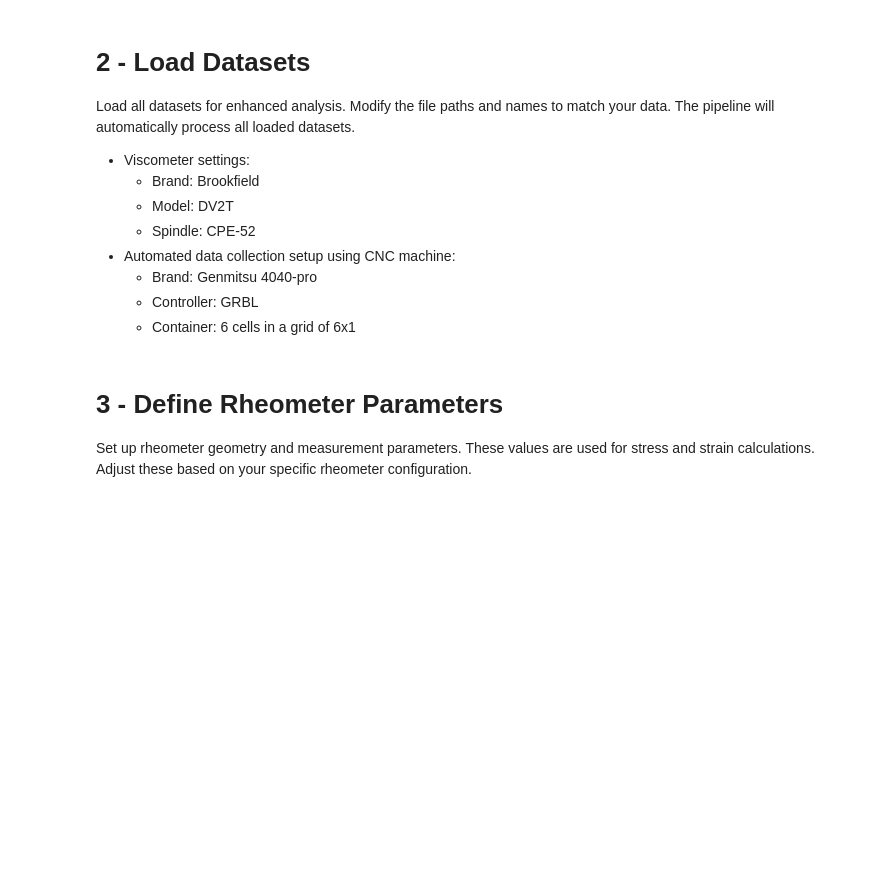
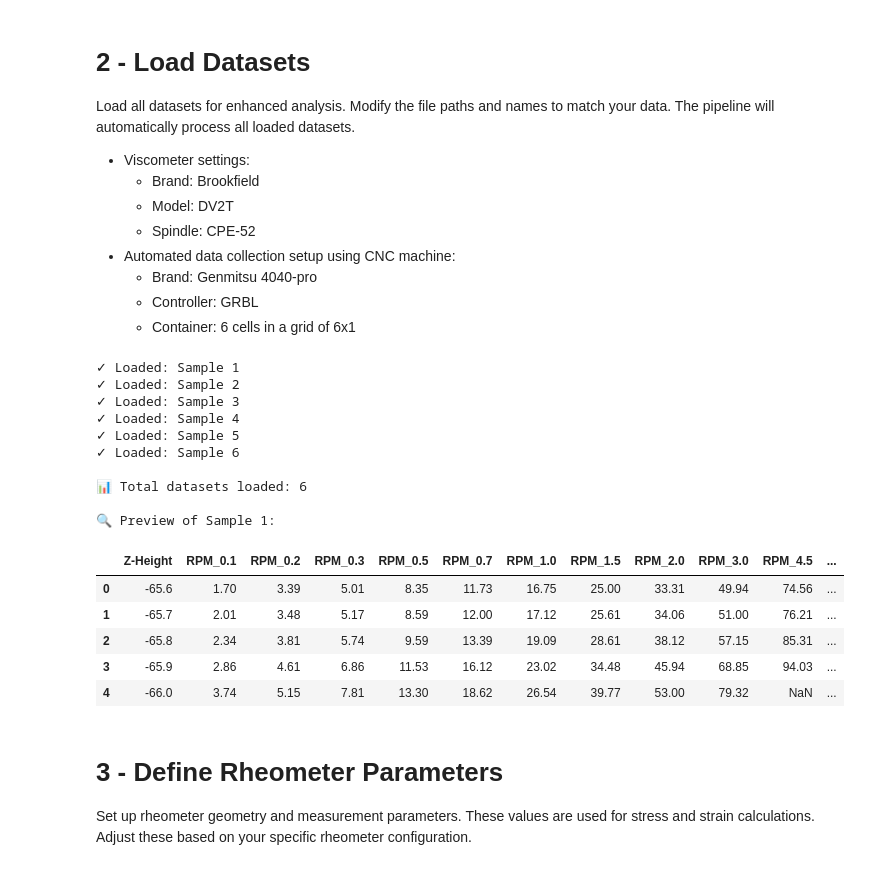
Before and after one commit to mahdi-rstgr/Rheology_study, a Jupyter notebook: enhanced_rheology_analysis.ipynb, the cells around one changed output. Saved outputs shown, nothing was run; the diff lists cells and outputs as text; code cells hidden in the pictures; blank space fills up the shorter version.

```diff
--- a/enhanced_rheology_analysis.ipynb
+++ b/enhanced_rheology_analysis.ipynb
@@ -50,58 +53,74 @@ The pipeline will automatically process all loaded datasets.
 # %%
 # Define file paths for your datasets
 
-# Si_60K datasets
-file_paths = [
-    'Data/Si_60K/dynamic_analysis_cell_1_20251112_104600.csv',
-    'Data/Si_60K/dynamic_analysis_cell_2_20251112_104600.csv',
-    'Data/Si_60K/dynamic_analysis_cell_3_20251112_104600.csv',
-    'Data/Si_60K/dynamic_analysis_cell_4_20251112_104600.csv',
-    'Data/Si_60K/dynamic_analysis_cell_5_20251112_104600.csv',
-    'Data/Si_60K/dynamic_analysis_cell_6_20251112_104600.csv',
-]
-
-# Alternative datasets - uncomment to switch
-# DOWSIL-TC-5888 datasets
+# # Si_60K datasets
 # file_paths = [
-#     'Data/DOWSIL_TC_5888/dynamic_analysis_cell_1_20251113_091536.csv',
-#     'Data/DOWSIL_TC_5888/dynamic_analysis_cell_2_20251113_091536.csv',
-#     'Data/DOWSIL_TC_5888/dynamic_analysis_cell_3_20251113_091536.csv',
-#     'Data/DOWSIL_TC_5888/dynamic_analysis_cell_4_20251113_091536.csv',
-#     'Data/DOWSIL_TC_5888/dynamic_analysis_cell_5_20251113_091536.csv',
-#     'Data/DOWSIL_TC_5888/dynamic_analysis_cell_6_20251113_091536.csv',
+#     'Data/Si_60K/dynamic_analysis_cell_1_20251112_104600.csv',
+#     'Data/Si_60K/dynamic_analysis_cell_2_20251112_104600.csv',
+#     'Data/Si_60K/dynamic_analysis_cell_3_20251112_104600.csv',
+#     'Data/Si_60K/dynamic_analysis_cell_4_20251112_104600.csv',
+#     'Data/Si_60K/dynamic_analysis_cell_5_20251112_104600.csv',
+#     'Data/Si_60K/dynamic_analysis_cell_6_20251112_104600.csv',
 # ]
 
-# HY500 datasets
+# # Si_100K_45s datasets
 # file_paths = [
-#     'Data/HY500/dynamic_analysis_cell_1_20251120_090205.csv',
-#     'Data/HY500/dynamic_analysis_cell_2_20251120_090205.csv',
-#     'Data/HY500/dynamic_analysis_cell_3_20251120_090205.csv',
-#     'Data/HY500/dynamic_analysis_cell_4_20251120_090205.csv',
-#     'Data/HY500/dynamic_analysis_cell_5_20251120_090205.csv',
-#     'Data/HY500/dynamic_analysis_cell_6_20251120_090205.csv',
+#     'Data/Si_100K_duration45s/dynamic_analysis_cell_1_20251117_141310.csv',
+#     'Data/Si_100K_duration45s/dynamic_analysis_cell_2_20251117_141310.csv',
+#     'Data/Si_100K_duration45s/dynamic_analysis_cell_3_20251117_141310.csv',
+#     'Data/Si_100K_duration45s/dynamic_analysis_cell_4_20251117_141310.csv',
+#     'Data/Si_100K_duration45s/dynamic_analysis_cell_5_20251117_141310.csv',
+#     'Data/Si_100K_duration45s/dynamic_analysis_cell_6_20251117_141310.csv',
 # ]
+
+# Si_30K datasets
+file_paths = [
+    'Data/Si_30K/dynamic_analysis_cell_1_20251120_140913.csv',
+    'Data/Si_30K/dynamic_analysis_cell_2_20251120_140913.csv',
+    'Data/Si_30K/dynamic_analysis_cell_3_20251120_140913.csv',
+    'Data/Si_30K/dynamic_analysis_cell_4_20251120_140913.csv',
+    'Data/Si_30K/dynamic_analysis_cell_5_20251120_140913.csv',
+    'Data/Si_30K/dynamic_analysis_cell_6_20251120_140913.csv',
+]
 
 # Define custom names for each dataset (optional)
 dataset_names = [f"Sample {i}" for i in range(1, 7)]
 
 # Load all datasets
 datasets = []
 for idx, path in enumerate(file_paths):
     try:
         df = pd.read_csv(path)
         datasets.append(df)
         print(f"✓ Loaded: {dataset_names[idx]}")
     except Exception as e:
         print(f"✗ Error loading {path}: {e}")
 
 print(f"\n📊 Total datasets loaded: {len(datasets)}")
 
 # Preview first dataset
 if datasets:
     print(f"\n🔍 Preview of {dataset_names[0]}:")
     display(datasets[0].head())
 else:
     print("❌ No datasets loaded. Check file paths!")
+# %% [output]
+✓ Loaded: Sample 1
+✓ Loaded: Sample 2
+✓ Loaded: Sample 3
+✓ Loaded: Sample 4
+✓ Loaded: Sample 5
+✓ Loaded: Sample 6
+
+📊 Total datasets loaded: 6
+
+🔍 Preview of Sample 1:
+|  | Z-Height | RPM_0.1 | RPM_0.2 | RPM_0.3 | RPM_0.5 | RPM_0.7 | RPM_1.0 | RPM_1.5 | RPM_2.0 | RPM_3.0 | RPM_4.5 | ... |
+| 0 | -65.6 | 1.70 | 3.39 | 5.01 | 8.35 | 11.73 | 16.75 | 25.00 | 33.31 | 49.94 | 74.56 | ... |
+| 1 | -65.7 | 2.01 | 3.48 | 5.17 | 8.59 | 12.00 | 17.12 | 25.61 | 34.06 | 51.00 | 76.21 | ... |
+| 2 | -65.8 | 2.34 | 3.81 | 5.74 | 9.59 | 13.39 | 19.09 | 28.61 | 38.12 | 57.15 | 85.31 | ... |
+| 3 | -65.9 | 2.86 | 4.61 | 6.86 | 11.53 | 16.12 | 23.02 | 34.48 | 45.94 | 68.85 | 94.03 | ... |
+| 4 | -66.0 | 3.74 | 5.15 | 7.81 | 13.30 | 18.62 | 26.54 | 39.77 | 53.00 | 79.32 | NaN | ... |
 # %% [markdown]
 # 3 - Define Rheometer Parameters
 Set up rheometer geometry and measurement parameters.
```
Also changed, not shown: parts of 9 cells of this notebook, 4 other files.
